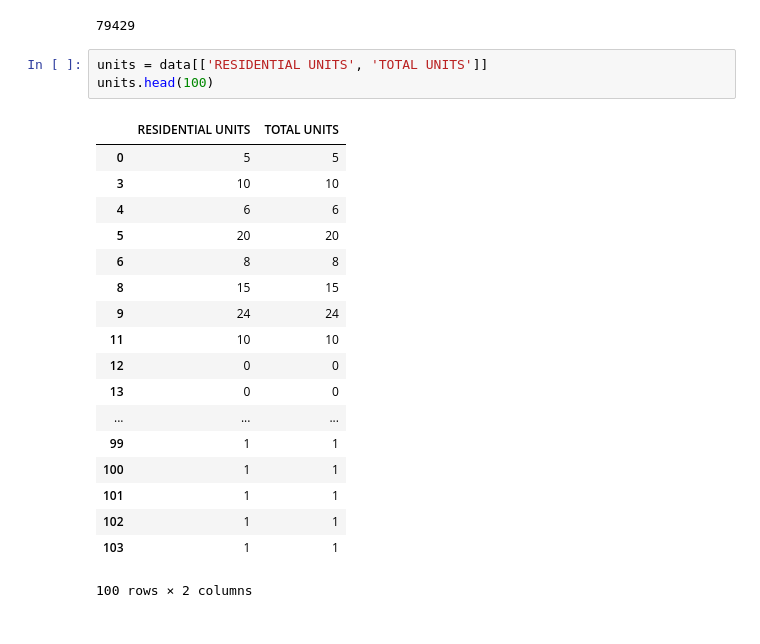
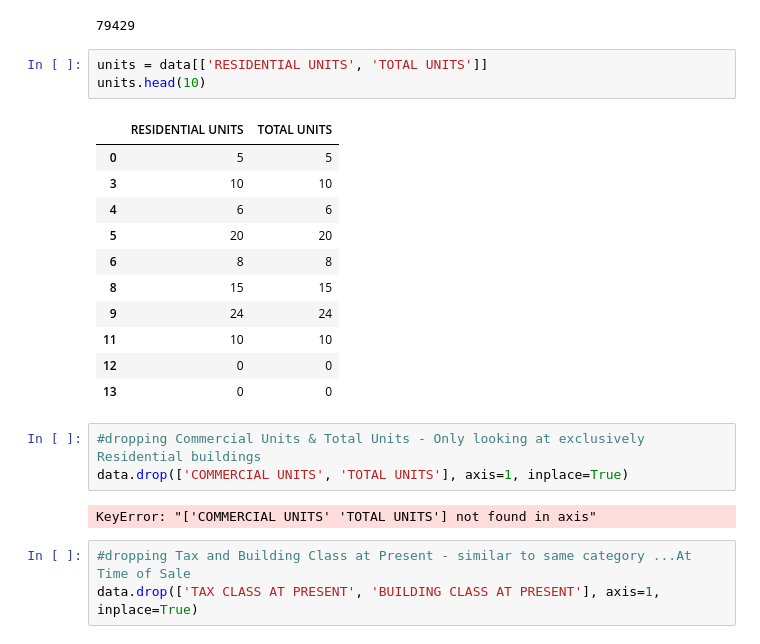
Before and after one commit to evanavaughan/nyc_property_values, a Jupyter notebook: EDA-nyc-prop.ipynb, the cells around one changed output. Cells and saved outputs as stored; diff of their text form.

Commit message:
finished dropping NaN

```diff
--- a/EDA-nyc-prop.ipynb
+++ b/EDA-nyc-prop.ipynb
@@ -178,23 +178,24 @@ data.shape[0]
 79429
 # %%
 units = data[['RESIDENTIAL UNITS', 'TOTAL UNITS']]
-units.head(100)
+units.head(10)
 # %% [output]
 |  | RESIDENTIAL UNITS | TOTAL UNITS |
 | 0 | 5 | 5 |
 | 3 | 10 | 10 |
 | 4 | 6 | 6 |
 | 5 | 20 | 20 |
 | 6 | 8 | 8 |
 | 8 | 15 | 15 |
 | 9 | 24 | 24 |
 | 11 | 10 | 10 |
 | 12 | 0 | 0 |
 | 13 | 0 | 0 |
-| ... | ... | ... |
-| 99 | 1 | 1 |
-| 100 | 1 | 1 |
-| 101 | 1 | 1 |
-| 102 | 1 | 1 |
-| 103 | 1 | 1 |
-100 rows × 2 columns
+# %%
+#dropping Commercial Units & Total Units - Only looking at exclusively Residential buildings
+data.drop(['COMMERCIAL UNITS', 'TOTAL UNITS'], axis=1, inplace=True)
+# %% [output]
+KeyError: "['COMMERCIAL UNITS' 'TOTAL UNITS'] not found in axis"
+# %%
+#dropping Tax and Building Class at Present - similar to same category ...At Time of Sale
+data.drop(['TAX CLASS AT PRESENT', 'BUILDING CLASS AT PRESENT'], axis=1, inplace=True)
```
Also changed, not shown: parts of 9 cells of this notebook.
